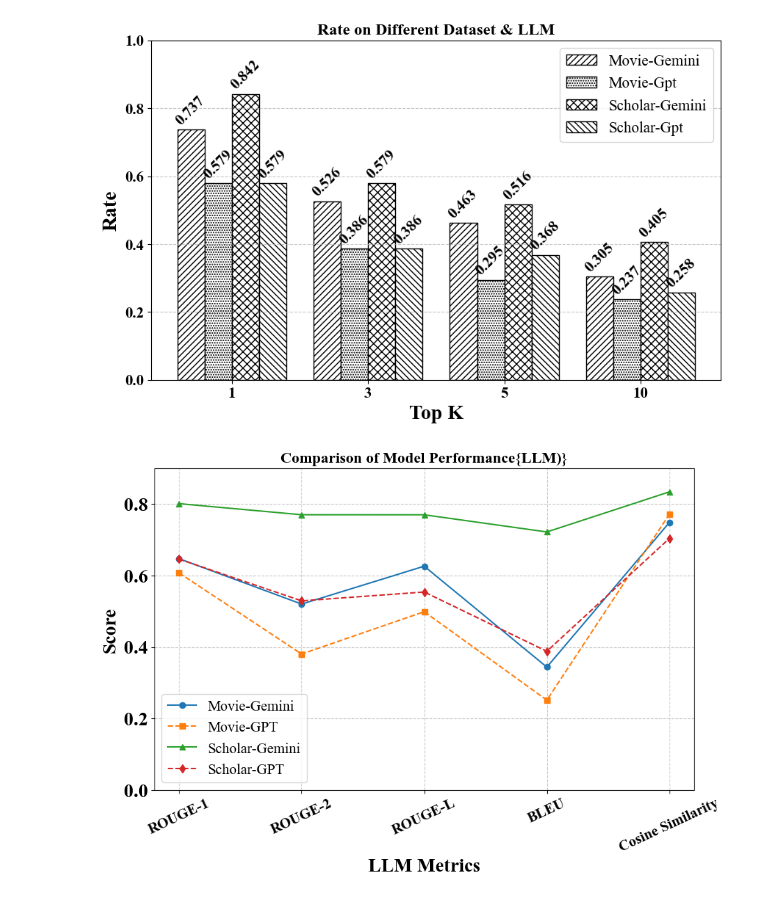
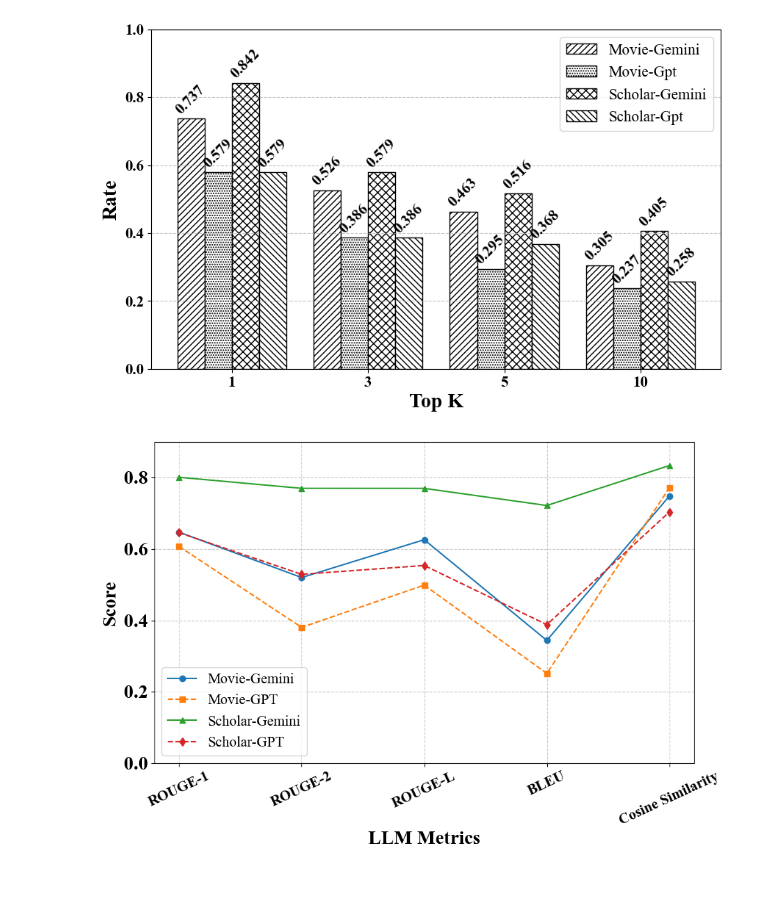
Before and after one commit to mahadyRayhan/Knowledge-Graph-RAG, a Jupyter notebook: graphs.ipynb, the cells around one changed output. Drawn from its saved outputs; the diff is of its cells as text; code cells hidden in the pictures.

Commit message:
graph update

```diff
--- a/graphs.ipynb
+++ b/graphs.ipynb
@@ -323,7 +323,7 @@ plt.ylabel('Rate', fontsize=20, fontweight='bold')
 plt.xticks(ticks=x, labels=data_llm, fontsize=15, fontweight='bold')
 plt.yticks(fontsize=15, fontweight='bold')
 plt.legend(fontsize=15, frameon=True)
-plt.title('Rate on Different Dataset & LLM', fontsize=16, fontweight='bold')
+# plt.title('Rate on Different Dataset & LLM', fontsize=16, fontweight='bold')
 plt.grid(axis='y', linestyle='--', alpha=0.7)
 plt.ylim(0, 0.8 + 0.2)  # Extend y-axis to fit legend inside the plot
 
@@ -332,7 +332,7 @@ plt.savefig(save_path, dpi=300, bbox_inches='tight')
 # Show plot
 plt.show()
 # %% [output]
-[figure, old version]
+[figure, new version]
 # %%
 import matplotlib.pyplot as plt
 import numpy as np
@@ -344,32 +344,32 @@ plt.rcParams['font.family'] = 'Times New Roman'
 metrics = ["ROUGE-1", "ROUGE-2", "ROUGE-L", "BLEU", "Cosine Similarity"]
 
 movie_gemini = [0.646975066, 0.519968115, 0.625905679, 0.343702231, 0.748219902]
 movie_gpt = [0.607131079, 0.380223279, 0.498709668, 0.251305058, 0.771268286]
 scholar_gemini = [0.800846893, 0.769813038, 0.76970308, 0.721665698, 0.833788009]
 scholar_gpt = [0.645634205, 0.528996084, 0.553731964, 0.387898562, 0.703625095]
 
 x = np.arange(len(metrics))  # X-axis positions
 
 plt.figure(figsize=(10, 6))
 plt.plot(x, movie_gemini, marker='o', linestyle='-', label='Movie-Gemini')
 plt.plot(x, movie_gpt, marker='s', linestyle='--', label='Movie-GPT')
 plt.plot(x, scholar_gemini, marker='^', linestyle='-', label='Scholar-Gemini')
 plt.plot(x, scholar_gpt, marker='d', linestyle='--', label='Scholar-GPT')
 
 # Labels and Title
 plt.xticks(ticks=x, labels=metrics, fontsize=15, fontweight='bold')
 plt.xlabel('LLM Metrics', fontsize=20, fontweight='bold')
 plt.ylabel('Score', fontsize=20, fontweight='bold')
 plt.yticks([0.0, 0.2, 0.4, 0.6, 0.8],fontsize=20, fontweight='bold')
 plt.xticks(x, metrics, rotation=25)
-plt.title("Comparison of Model Performance{LLM)}", fontsize=16, fontweight='bold')
+# plt.title("Comparison of Model Performance{LLM)}", fontsize=16, fontweight='bold')
 plt.legend(fontsize=15, frameon=True, loc = 'lower left')
 plt.grid(linestyle='--', alpha=0.7)
 plt.ylim(0, 0.8 + 0.1)  # Extend y-axis to fit legend inside the plot
 
 save_path = 'graphs/LLM-performence.png'
 plt.savefig(save_path, dpi=300, bbox_inches='tight')
 # Show Plot
 plt.show()
 # %% [output]
-[figure, old version]
+[figure, new version]
```
Also changed, not shown: parts of 3 cells of this notebook, 5 other files.
